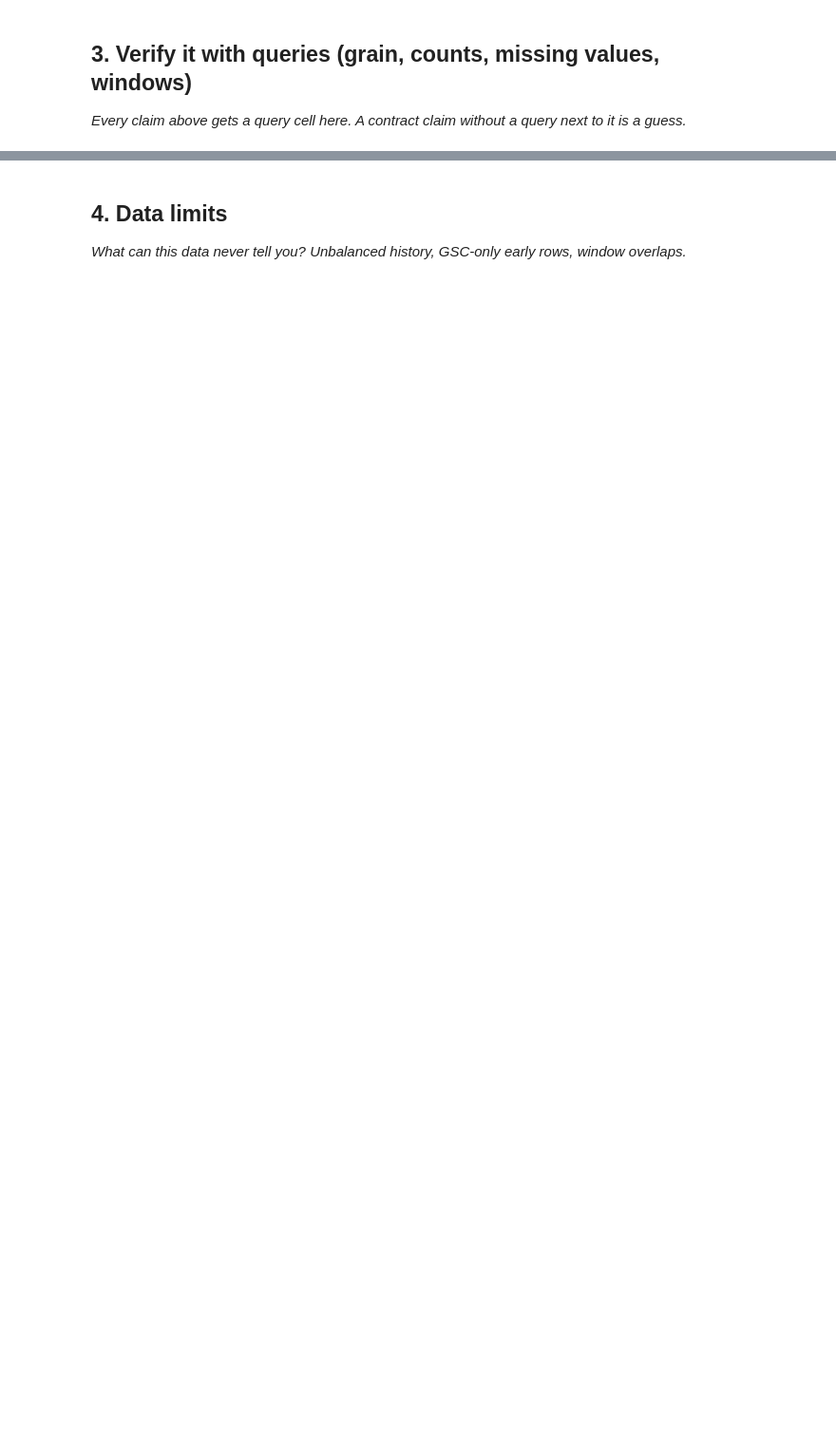
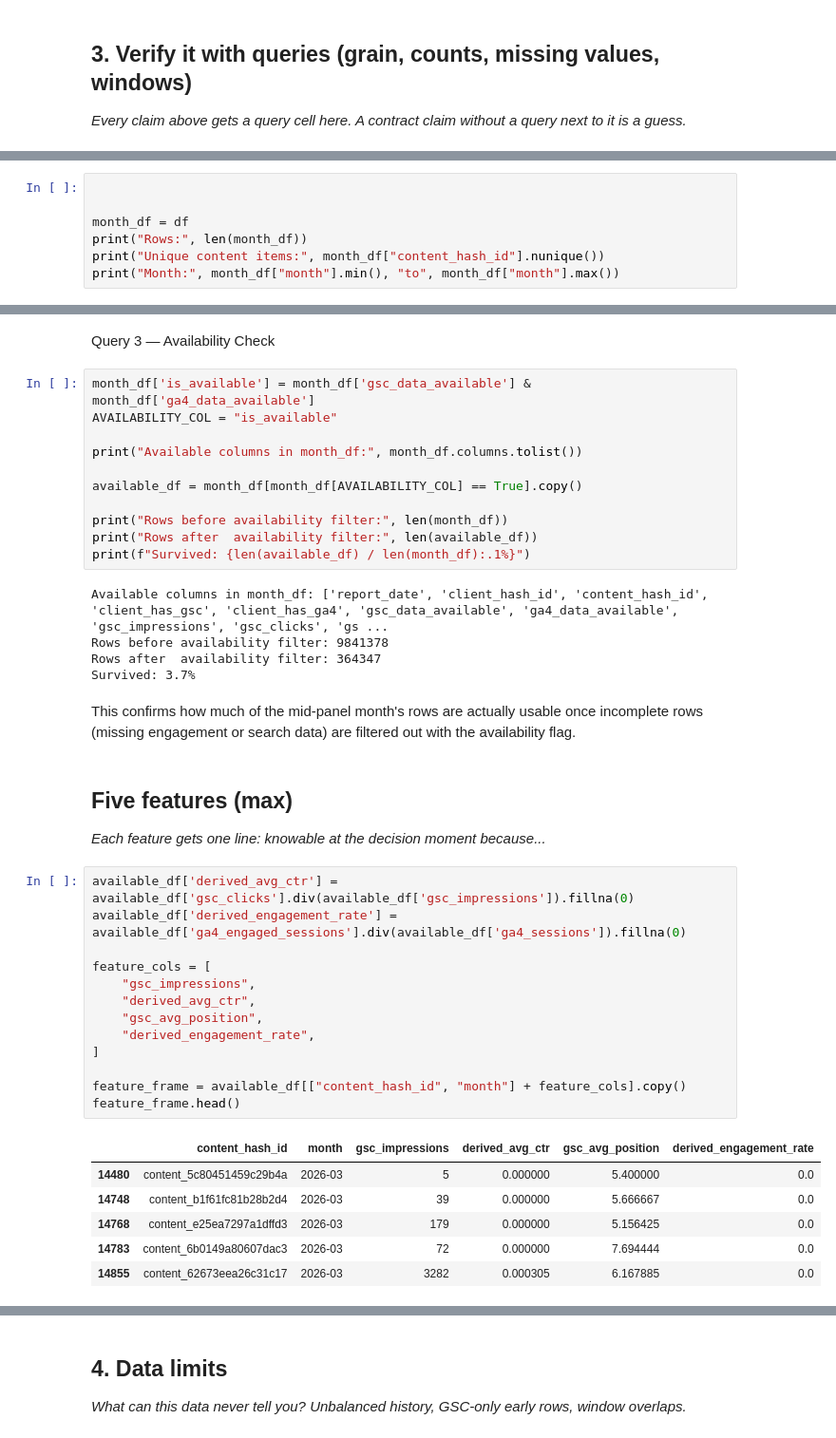
Before and after one commit to Sameer-159/FlyRank, a Jupyter notebook: work/notebooks/w03_data_contract.ipynb, the cells around one changed output, grey strips where cells are left out. Shown at 95% size. Drawn from its saved outputs; the diff is of its cells as text; blank space fills up the shorter version.

```diff
--- a/work/notebooks/w03_data_contract.ipynb
+++ b/work/notebooks/w03_data_contract.ipynb
@@ -20,0 +145,7 @@ This skeleton is yours to fill. Work the sections **in order** — each one has
+# %%
+
+
+month_df = df
+print("Rows:", len(month_df))
+print("Unique content items:", month_df["content_hash_id"].nunique())
+print("Month:", month_df["month"].min(), "to", month_df["month"].max())
@@ -20,0 +158,44 @@ This skeleton is yours to fill. Work the sections **in order** — each one has
+# %% [markdown]
+Query 3 — Availability Check
+# %%
+month_df['is_available'] = month_df['gsc_data_available'] & month_df['ga4_data_available']
+AVAILABILITY_COL = "is_available"
+
+print("Available columns in month_df:", month_df.columns.tolist())
+
+available_df = month_df[month_df[AVAILABILITY_COL] == True].copy()
+
+print("Rows before availability filter:", len(month_df))
+print("Rows after  availability filter:", len(available_df))
+print(f"Survived: {len(available_df) / len(month_df):.1%}")
+# %% [output]
+Available columns in month_df: ['report_date', 'client_hash_id', 'content_hash_id', 'client_has_gsc', 'client_has_ga4', 'gsc_data_available', 'ga4_data_available', 'gsc_impressions', 'gsc_clicks', 'gs ...
+Rows before availability filter: 9841378
+Rows after  availability filter: 364347
+Survived: 3.7%
+# %% [markdown]
+This confirms how much of the mid-panel month's rows are actually usable once incomplete rows (missing engagement or search data) are filtered out with the availability flag.
+# %% [markdown]
+## Five features (max)
+
+*Each feature gets one line: knowable at the decision moment because...*
+# %%
+available_df['derived_avg_ctr'] = available_df['gsc_clicks'].div(available_df['gsc_impressions']).fillna(0)
+available_df['derived_engagement_rate'] = available_df['ga4_engaged_sessions'].div(available_df['ga4_sessions']).fillna(0)
+
+feature_cols = [
+    "gsc_impressions",
+    "derived_avg_ctr",
+    "gsc_avg_position",
+    "derived_engagement_rate",
+]
+
+feature_frame = available_df[["content_hash_id", "month"] + feature_cols].copy()
+feature_frame.head()
+# %% [output]
+|  | content_hash_id | month | gsc_impressions | derived_avg_ctr | gsc_avg_position | derived_engagement_rate |
+| 14480 | content_5c80451459c29b4a | 2026-03 | 5 | 0.000000 | 5.400000 | 0.0 |
+| 14748 | content_b1f61fc81b28b2d4 | 2026-03 | 39 | 0.000000 | 5.666667 | 0.0 |
+| 14768 | content_e25ea7297a1dffd3 | 2026-03 | 179 | 0.000000 | 5.156425 | 0.0 |
+| 14783 | content_6b0149a80607dac3 | 2026-03 | 72 | 0.000000 | 7.694444 | 0.0 |
+| 14855 | content_62673eea26c31c17 | 2026-03 | 3282 | 0.000305 | 6.167885 | 0.0 |
```
Also changed, not shown: parts of 30 cells of this notebook.
